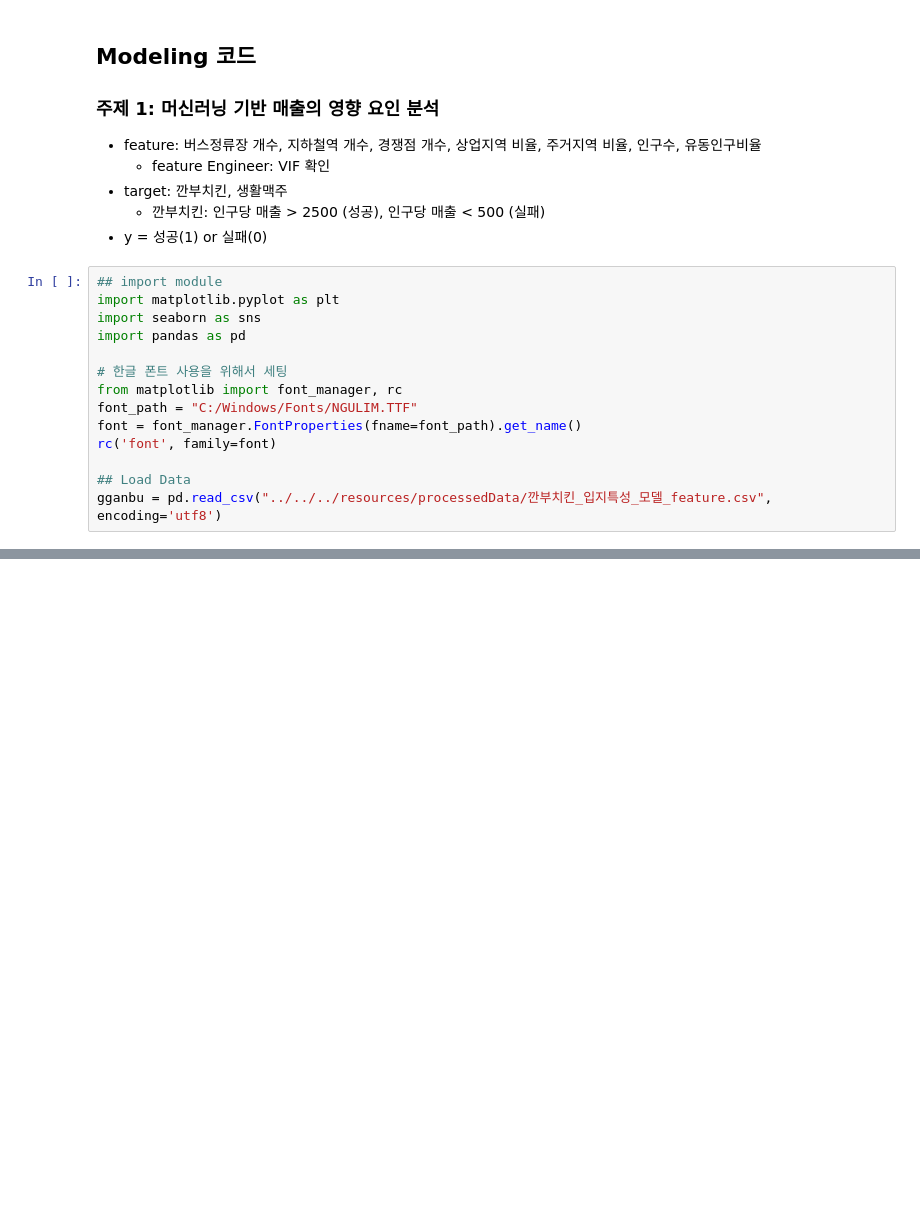
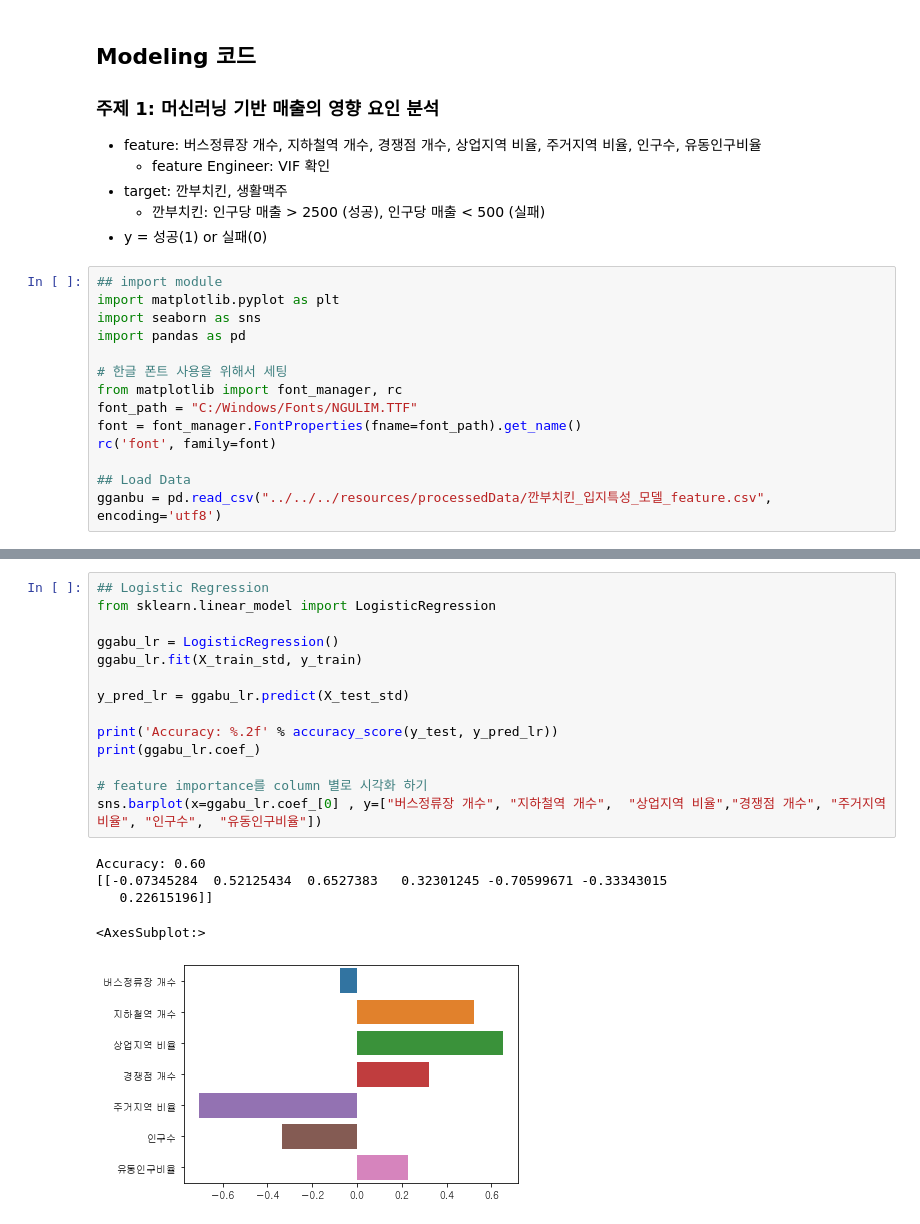
Before and after one commit to POSdata-Sales-Prediction/Store-operation-consulting, a Jupyter notebook: Modeling/Sub1/hof_success_classification.ipynb, the cells around one changed output, grey strips where cells are left out. Saved outputs shown, nothing was run; the diff lists cells and outputs as text; blank space fills up the shorter version.

```diff
--- a/Modeling/Sub1/hof_success_classification.ipynb
+++ b/Modeling/Sub1/hof_success_classification.ipynb
@@ -77,0 +98,20 @@ Name: y, dtype: int64 [1 1 1 0]
+# %%
+## Logistic Regression
+from sklearn.linear_model import LogisticRegression
+
+ggabu_lr = LogisticRegression()
+ggabu_lr.fit(X_train_std, y_train)
+
+y_pred_lr = ggabu_lr.predict(X_test_std)
+
+print('Accuracy: %.2f' % accuracy_score(y_test, y_pred_lr))
+print(ggabu_lr.coef_)
+
+# feature importance를 column 별로 시각화 하기
+sns.barplot(x=ggabu_lr.coef_[0] , y=["버스정류장 개수", "지하철역 개수",  "상업지역 비율","경쟁점 개수", "주거지역 비율", "인구수",  "유동인구비율"])
+# %% [output]
+Accuracy: 0.60
+[[-0.07345284  0.52125434  0.6527383   0.32301245 -0.70599671 -0.33343015
+   0.22615196]]
+<AxesSubplot:>
+[figure, added]
```
Also changed, not shown: parts of 13 cells of this notebook.
